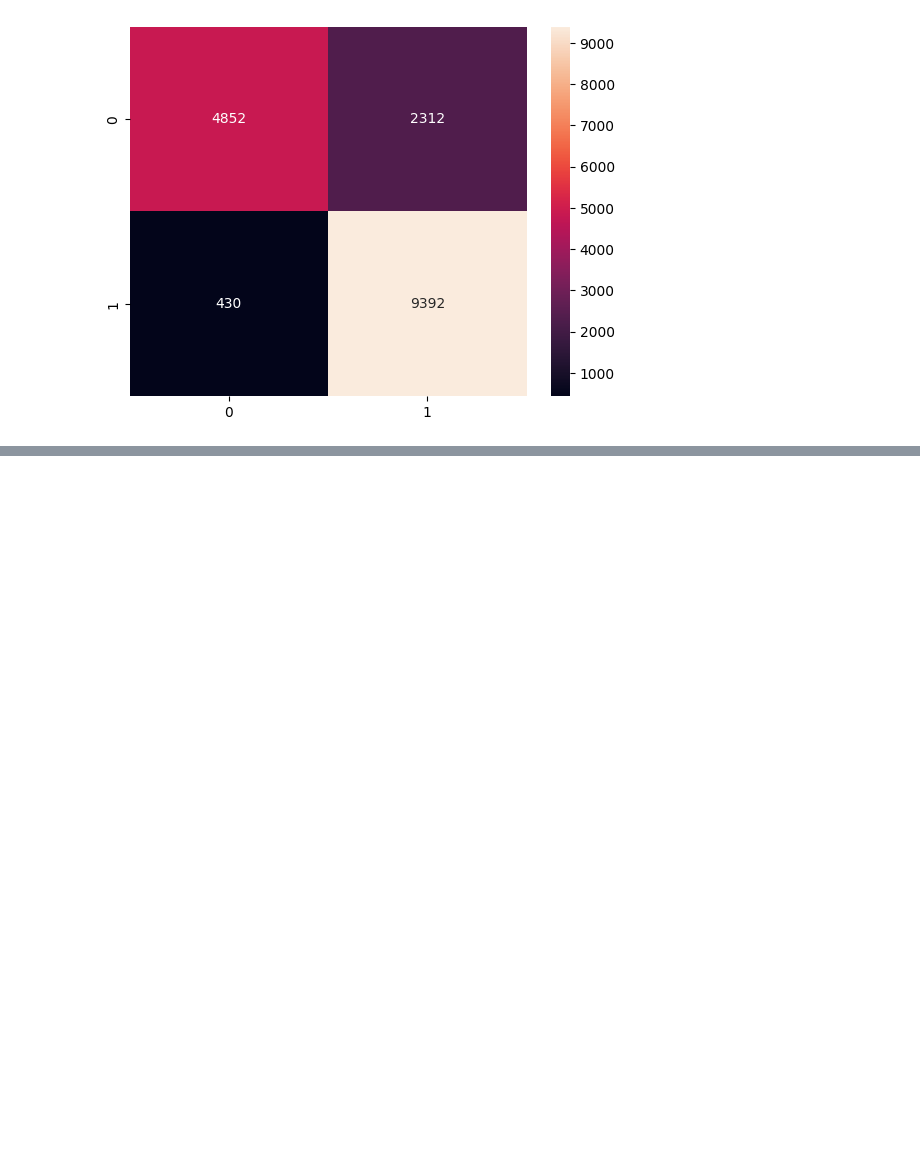
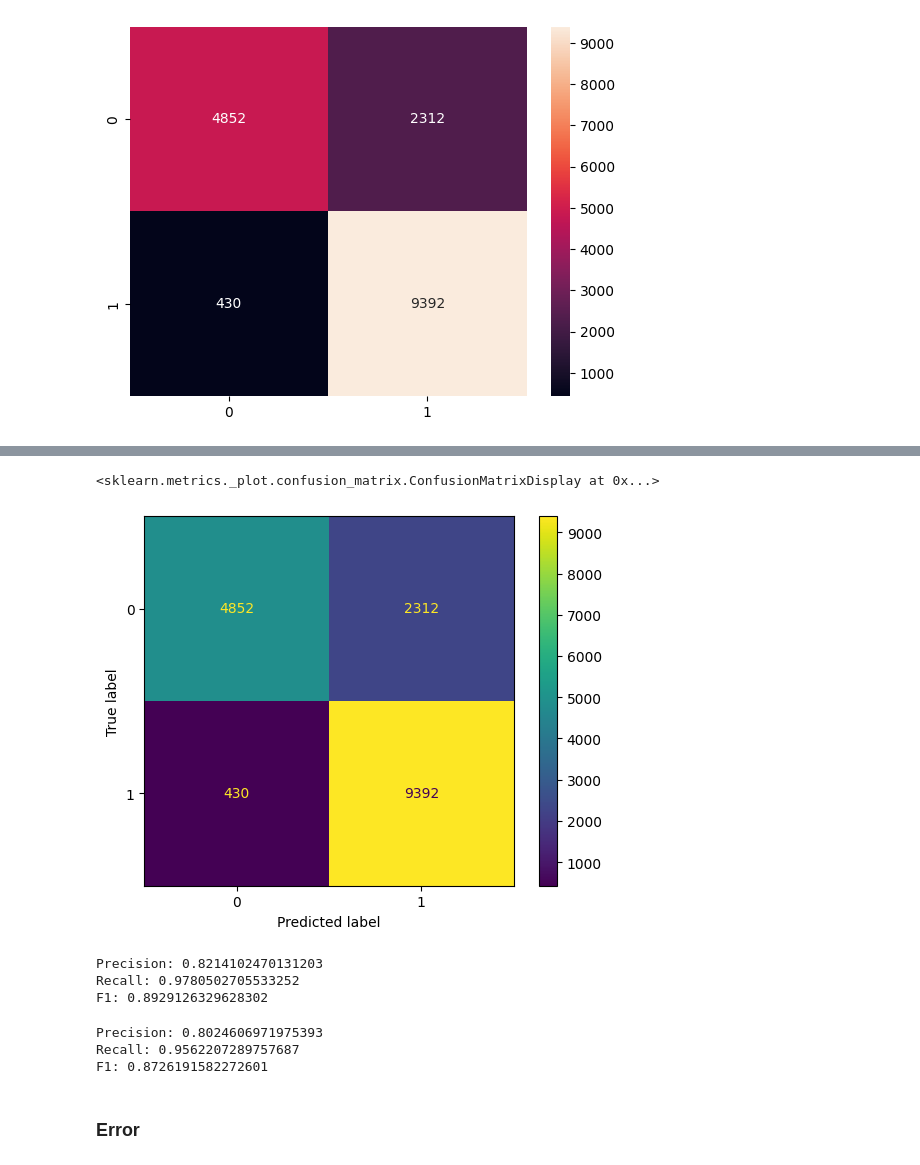
Before and after one commit to InteligenciaNegocios-G14/Proyecto1, a Jupyter notebook: Proyeto1.ipynb, the cells around one changed output, grey strips where cells are left out. Drawn from its saved outputs; the diff is of its cells as text; code cells hidden in the pictures; blank space fills up the shorter version.

Commit message:
Error

```diff
--- a/Proyeto1.ipynb
+++ b/Proyeto1.ipynb
@@ -369,0 +430,34 @@ Fitting 5 folds for each of 25 candidates, totalling 125 fits
+# %%
+metrics.ConfusionMatrixDisplay.from_predictions(Y_test, y_test_tfidf_pred)
+# %% [output]
+<sklearn.metrics._plot.confusion_matrix.ConfusionMatrixDisplay at 0x...>
+[figure, added]
+# %%
+if len(bow_clf.classes_) == 2:
+    print('Precision:', metrics.precision_score(Y_train, y_train_tfidf_pred, pos_label = 1))
+    print('Recall:', metrics.recall_score(Y_train, y_train_tfidf_pred, pos_label = 1))
+    print('F1:', metrics.f1_score(Y_train, y_train_tfidf_pred, pos_label = 1))
+else:
+    print('Precision:', metrics.precision_score(Y_train, y_train_tfidf_pred, average = None))
+    print('Recall:', metrics.recall_score(Y_train, y_train_tfidf_pred, average = None))
+    print('F1:', metrics.f1_score(Y_train, y_train_tfidf_pred, average = None))
+# %% [output]
+Precision: 0.8214102470131203
+Recall: 0.9780502705533252
+F1: 0.8929126329628302
+# %%
+if len(tfidf_clf.classes_) == 2:
+    print('Precision:', metrics.precision_score(Y_test, y_test_tfidf_pred, pos_label = 1))
+    print('Recall:', metrics.recall_score(Y_test, y_test_tfidf_pred, pos_label = 1))
+    print('F1:', metrics.f1_score(Y_test, y_test_tfidf_pred, pos_label = 1))
+else:
+    # Para casos no binarios, es común calcular las métricas para cada clase
+    print('Precision:', metrics.precision_score(Y_test, y_test_tfidf_pred, average = None))
+    print('Recall:', metrics.recall_score(Y_test, y_test_tfidf_pred, average = None))
+    print('F1:', metrics.f1_score(Y_test, y_test_tfidf_pred, average = None))
+# %% [output]
+Precision: 0.8024606971975393
+Recall: 0.9562207289757687
+F1: 0.8726191582272601
+# %% [markdown]
+### Error
```
Also changed, not shown: parts of 13 cells of this notebook.
